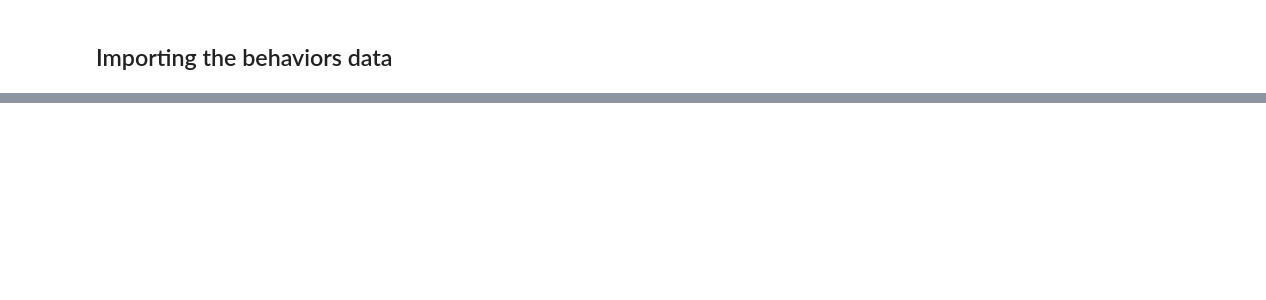
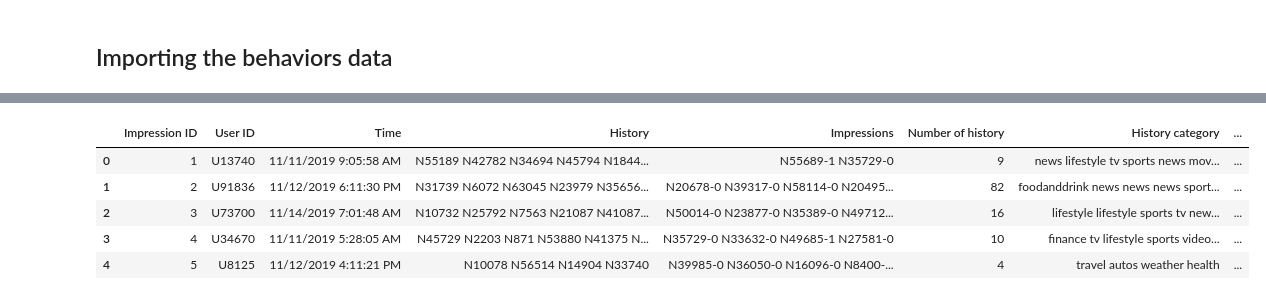
Before and after one commit to wuqiyao20160118/News_Recommandation-project-team27, a Jupyter notebook: data_processing.ipynb, the cells around one changed output, grey strips where cells are left out. Saved outputs shown, nothing was run; the diff lists cells and outputs as text; code cells hidden in the pictures; blank space fills up the shorter version.

```diff
--- a/data_processing.ipynb
+++ b/data_processing.ipynb
@@ -138,0 +105,3 @@ print(df_behavior)
+# %%
+behaviors_data.dropna(inplace=True)
+behaviors_data.reset_index(drop=True,inplace=True)
@@ -138,0 +117,6 @@ print(df_behavior)
+# %%
+len_history = []
+for i in range(len(behaviors_data)):
+    len_history.append(len(behaviors_data['History'][i].split(' ')))
+behaviors_data['Number of history'] = len_history
+behaviors_data.head(5)
@@ -138,0 +130,16 @@ print(df_behavior)
+# %%
+category_history = []
+sub_category_history = []
+for i in range(len(behaviors_data)):
+    history_list = behaviors_data['History'][i].split(' ')
+    temp = ' '.join(news_data[news_data['News ID'].isin(history_list)]['Category'])
+    category_history.append(temp)
+
+    temp = ' '.join(news_data[news_data['News ID'].isin(history_list)]['SubCategory'])
+    sub_category_history.append(temp)
+
+    if i%10000==0:
+        print(i)
+
+behaviors_data['History category']=category_history
+behaviors_data['History subcategory']=sub_category_history
@@ -138,0 +163,9 @@ print(df_behavior)
+# %%
+behaviors_data.head(5)
+# %% [output]
+|  | Impression ID | User ID | Time | History | Impressions | Number of history | History category | ... |
+| 0 | 1 | U13740 | 11/11/2019 9:05:58 AM | N55189 N42782 N34694 N45794 N1844... | N55689-1 N35729-0 | 9 | news lifestyle tv sports news mov... | ... |
+| 1 | 2 | U91836 | 11/12/2019 6:11:30 PM | N31739 N6072 N63045 N23979 N35656... | N20678-0 N39317-0 N58114-0 N20495... | 82 | foodanddrink news news news sport... | ... |
+| 2 | 3 | U73700 | 11/14/2019 7:01:48 AM | N10732 N25792 N7563 N21087 N41087... | N50014-0 N23877-0 N35389-0 N49712... | 16 | lifestyle lifestyle sports tv new... | ... |
+| 3 | 4 | U34670 | 11/11/2019 5:28:05 AM | N45729 N2203 N871 N53880 N41375 N... | N35729-0 N33632-0 N49685-1 N27581-0 | 10 | finance tv lifestyle sports video... | ... |
+| 4 | 5 | U8125 | 11/12/2019 4:11:21 PM | N10078 N56514 N14904 N33740 | N39985-0 N36050-0 N16096-0 N8400-... | 4 | travel autos weather health | ... |
```
Also changed, not shown: parts of 34 cells of this notebook.
